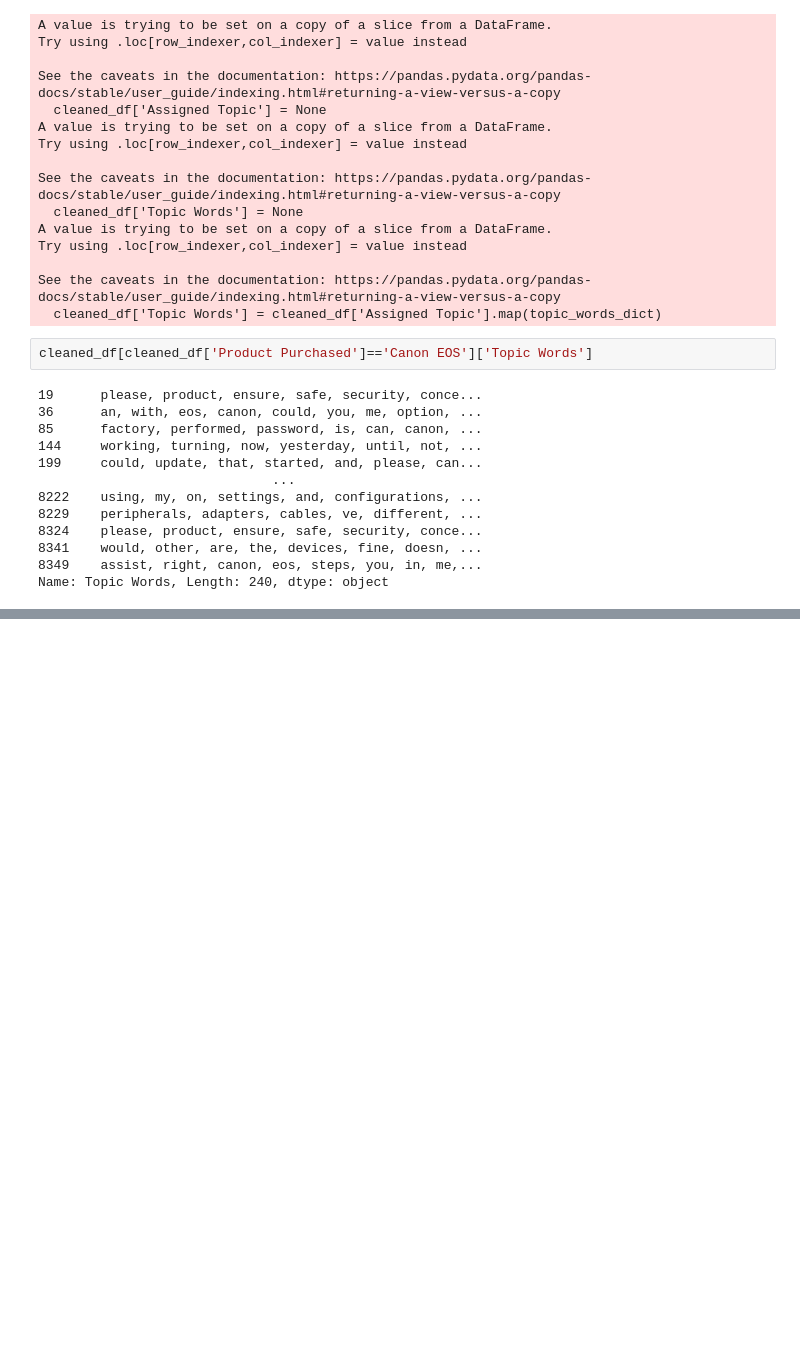
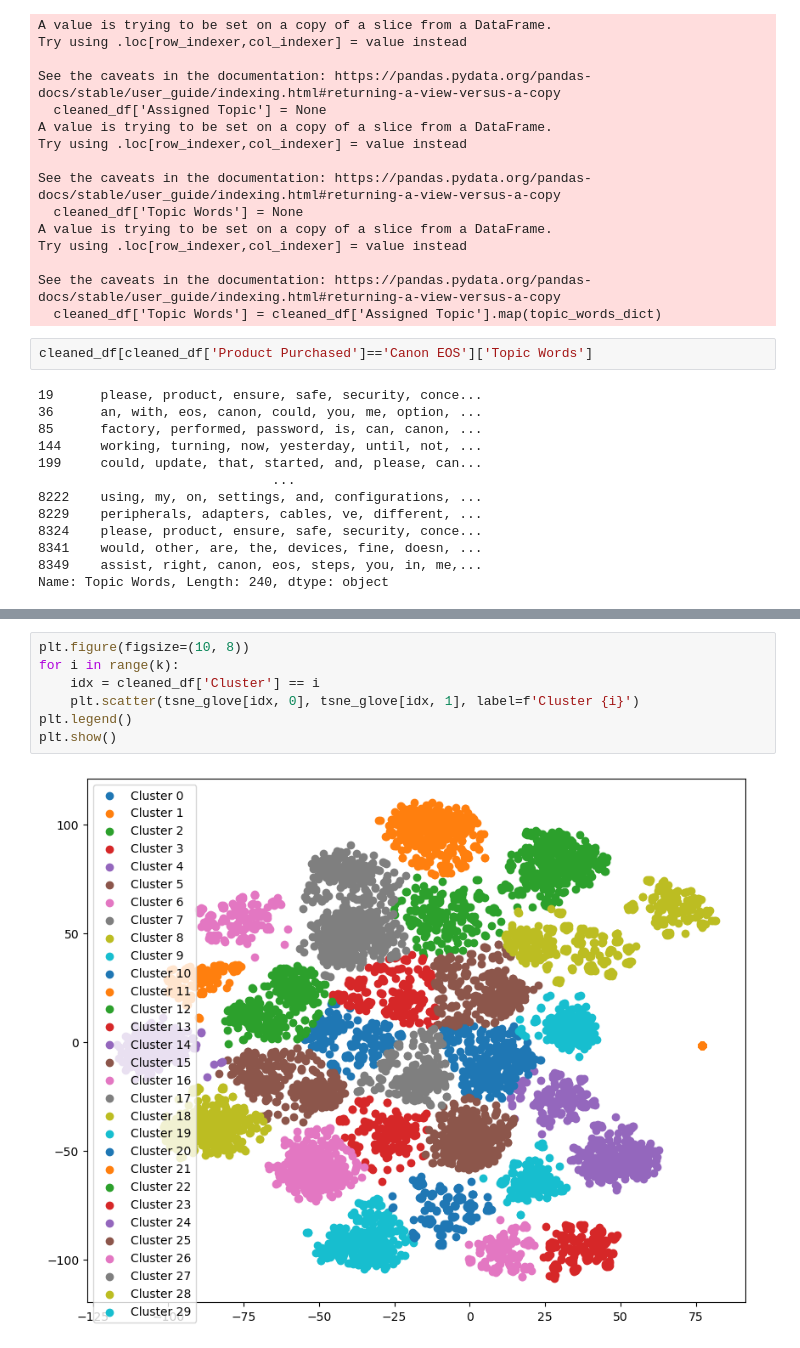
Before and after one commit to WesleyDickens/Customer-Support, a Jupyter notebook: NLP.ipynb, the cells around one changed output, grey strips where cells are left out. Cells and saved outputs as stored; diff of their text form; blank space fills up the shorter version.

```diff
--- a/NLP.ipynb
+++ b/NLP.ipynb
@@ -320,0 +367,9 @@ AttributeError: 'NoneType' object has no attribute 'split'
+# %%
+plt.figure(figsize=(10, 8))
+for i in range(k):
+    idx = cleaned_df['Cluster'] == i
+    plt.scatter(tsne_glove[idx, 0], tsne_glove[idx, 1], label=f'Cluster {i}')
+plt.legend()
+plt.show()
+# %% [output]
+[figure, added]
```
Also changed, not shown: parts of 21 cells of this notebook, 1 other file.
